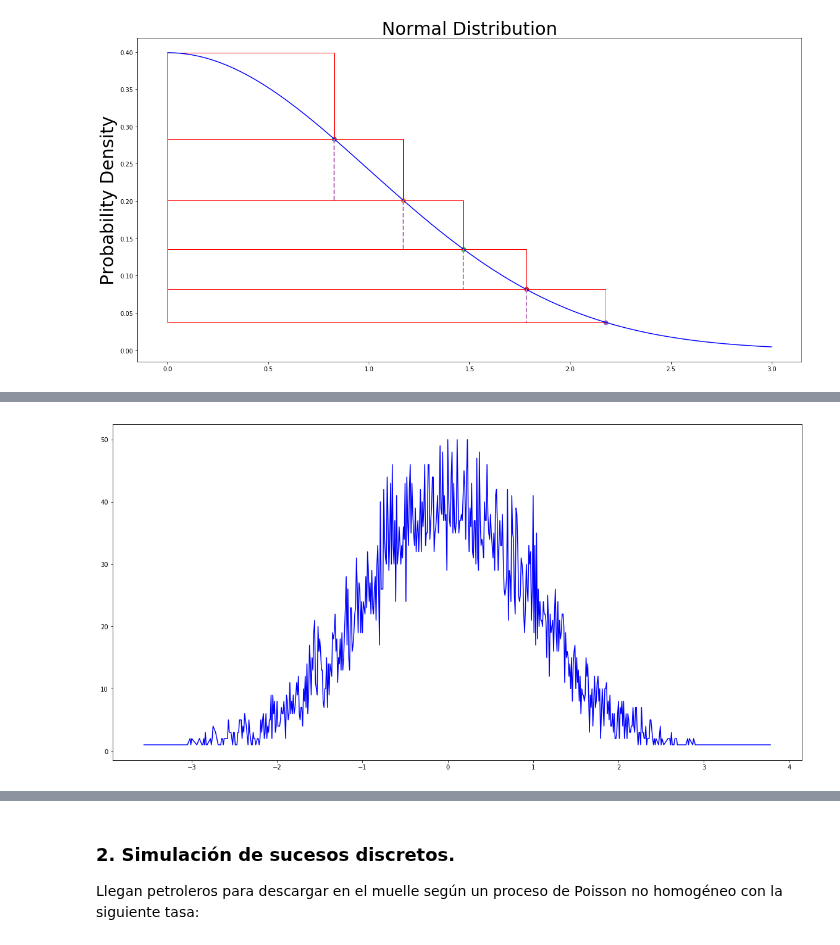
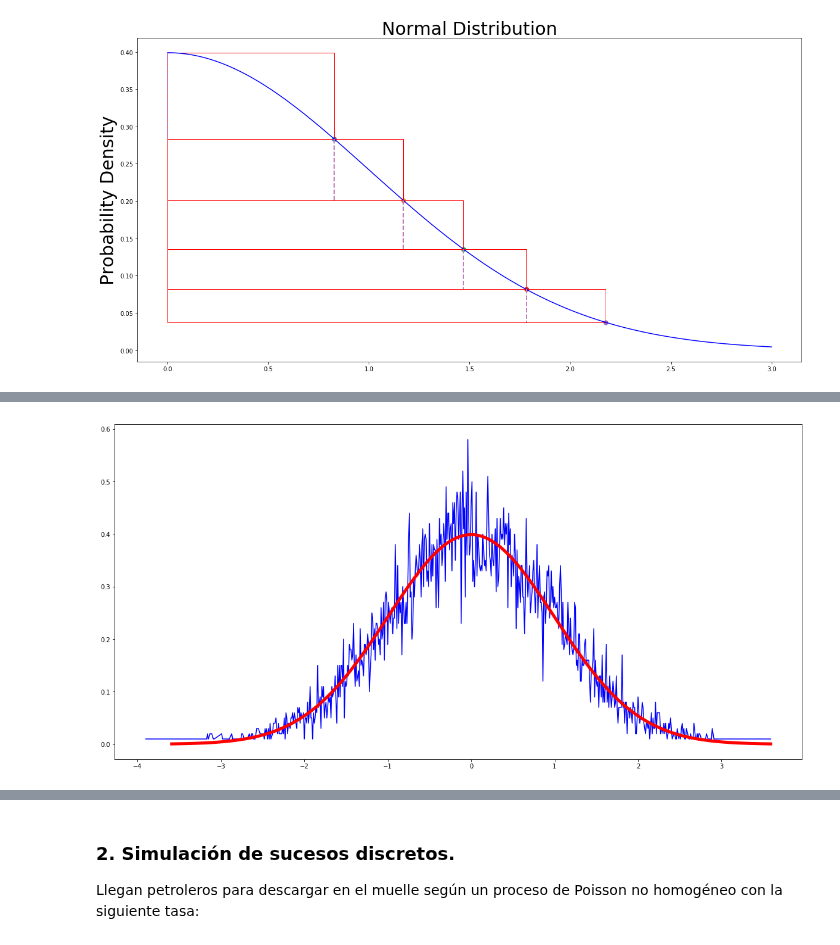
Before and after one commit to ZReKoJ/Ziggurat, a Jupyter notebook: ziggurat.ipynb, the cells around one changed output, grey strips where cells are left out. Saved outputs shown, nothing was run; the diff lists cells and outputs as text; code cells hidden in the pictures.

Commit message:
fixed problem with the gauss distribution

```diff
--- a/ziggurat.ipynb
+++ b/ziggurat.ipynb
@@ -184,24 +184,33 @@ plt.show()
 # %%
 POINT_SIZE = 50
 N = 10000
 
 random_numbers = zignor.randn(N)
 
 counter = {}
 for rand in random_numbers:
     round_rand_number = np.round(rand, 2) # round the number to 2 decimals
     counter[round_rand_number] = counter.get(round_rand_number, 0) + 1
 
 x_axis = sorted(list(counter.keys()))
-y_axis = list(map(lambda x : counter[x], x_axis))
+y_axis = list(map(lambda x : counter[x] / N * 100, x_axis))
 
-fig, ax = plt.subplots(figsize=(FIGURE_SIZE[0], FIGURE_SIZE[1]));
+domain = np.linspace(-max(x_axis), max(x_axis), N)
+
+fig, ax = plt.subplots(figsize = (FIGURE_SIZE[0], FIGURE_SIZE[1]));
 
 ax.plot(x_axis, y_axis, color = 'b')
 
+ax.plot(domain, list( # domain is the x axis and the rest y axis
+    map(
+        lambda x: pdf_standard_normal_distribution(x),
+        domain
+    )
+), color = 'r', linewidth = 5)
+
 plt.show()
 # %% [output]
-[figure, old version]
+[figure, new version]
 # %%
 standard_normal_table = pd.DataFrame(
     data =[],
```
Also changed, not shown: parts of 2 cells of this notebook.
